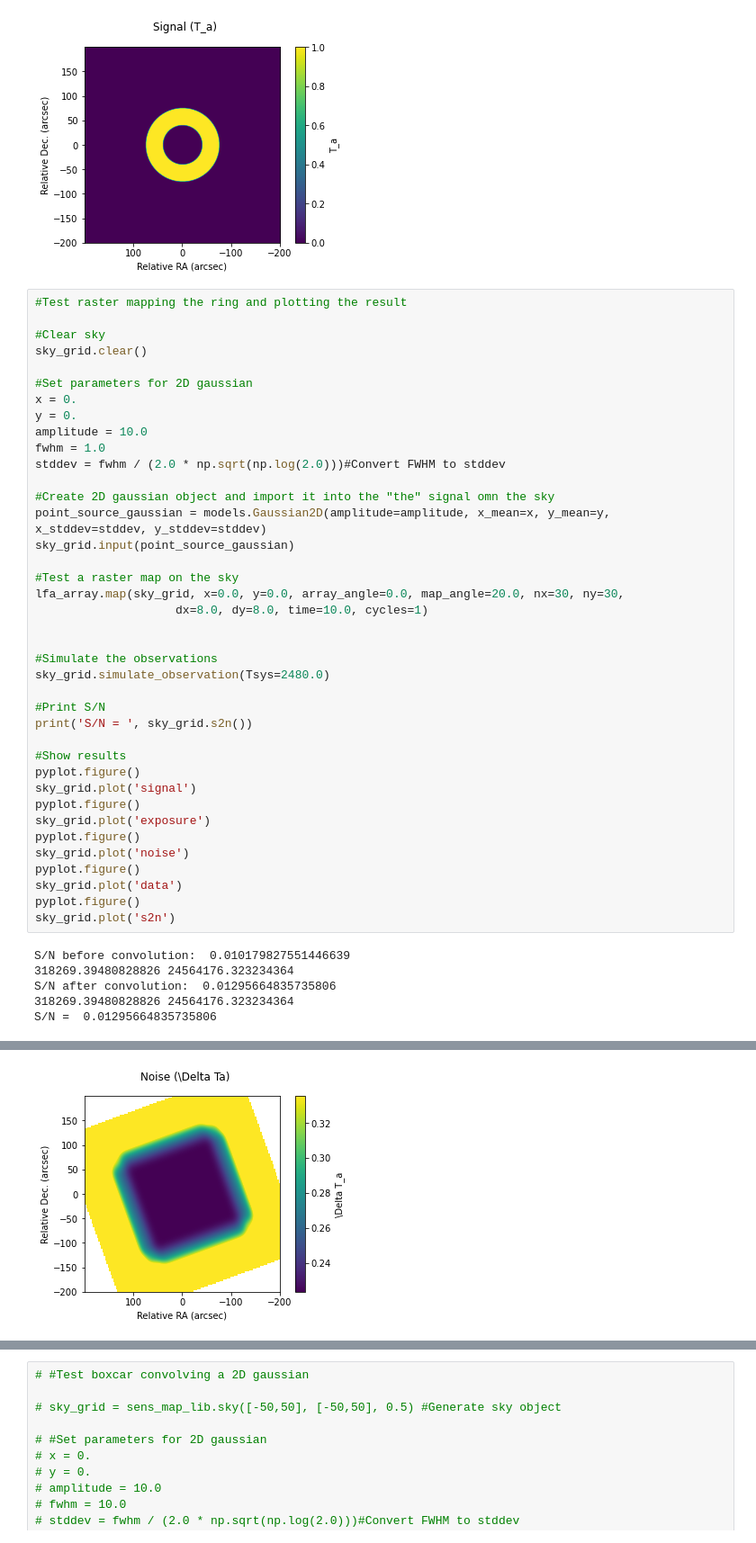
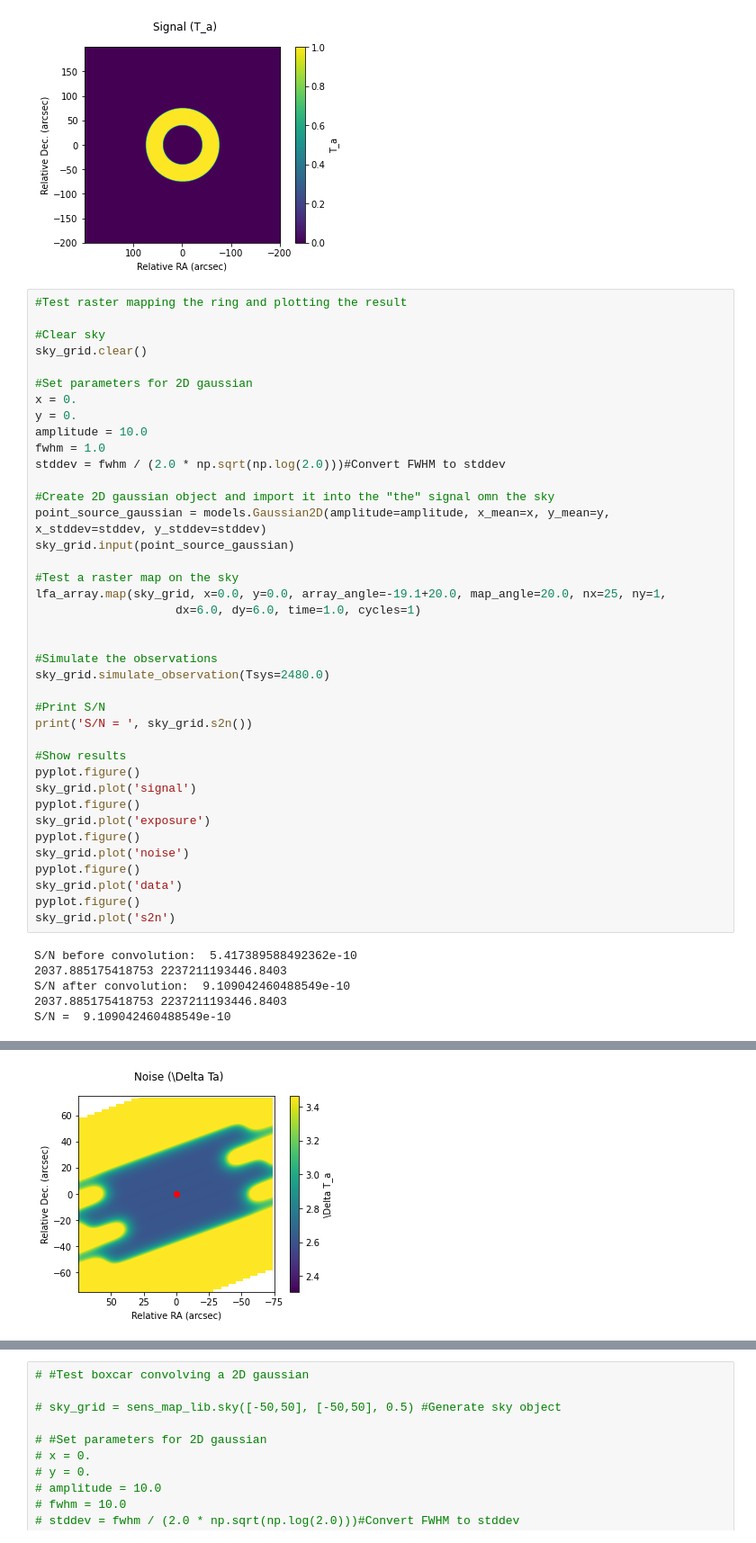
Before and after one commit to kfkaplan/the_greatest_sensitivity_mapper, a Jupyter notebook: test_sense_map.ipynb, the cells around one changed output, grey strips where cells are left out. Shown at 90% size. Cells and saved outputs as stored; diff of their text form.

```diff
--- a/test_sense_map.ipynb
+++ b/test_sense_map.ipynb
@@ -211,8 +211,8 @@ point_source_gaussian = models.Gaussian2D(amplitude=amplitude, x_mean=x, y_mean=
 sky_grid.input(point_source_gaussian)
 
 #Test a raster map on the sky
-lfa_array.map(sky_grid, x=0.0, y=0.0, array_angle=0.0, map_angle=20.0, nx=30, ny=30,
-                    dx=8.0, dy=8.0, time=10.0, cycles=1)
+lfa_array.map(sky_grid, x=0.0, y=0.0, array_angle=-19.1+20.0, map_angle=20.0, nx=25, ny=1,
+                    dx=6.0, dy=6.0, time=1.0, cycles=1)
 
 
 #Simulate the observations
@@ -233,8 +233,8 @@ sky_grid.plot('data')
 pyplot.figure()
 sky_grid.plot('s2n')
 # %% [output]
-S/N before convolution:  0.010179827551446639
-318269.39480828826 24564176.323234364
-S/N after convolution:  0.01295664835735806
-318269.39480828826 24564176.323234364
-S/N =  0.01295664835735806
+S/N before convolution:  5.417389588492362e-10
+2037.885175418753 2237211193446.8403
+S/N after convolution:  9.109042460488549e-10
+2037.885175418753 2237211193446.8403
+S/N =  9.109042460488549e-10
@@ -243 +243 @@ S/N =  0.01295664835735806
-[figure, old version]
+[figure, new version]
```
Also changed, not shown: parts of 14 cells of this notebook, 1 other file.
